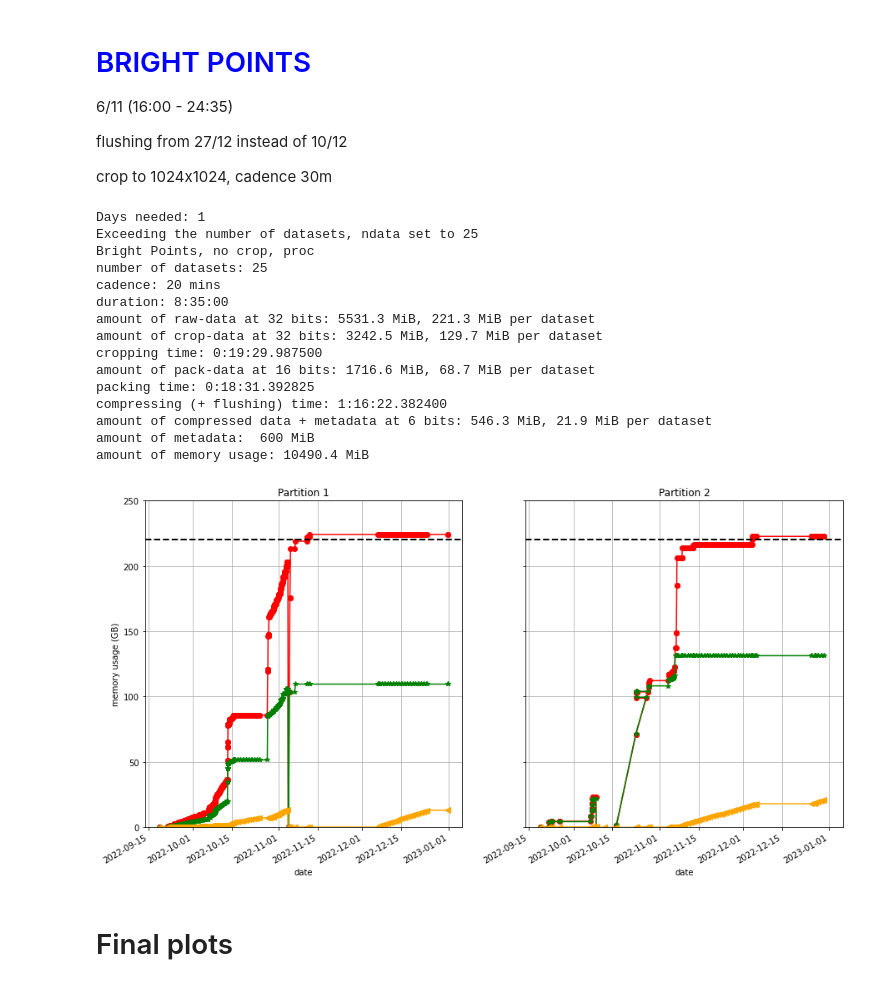
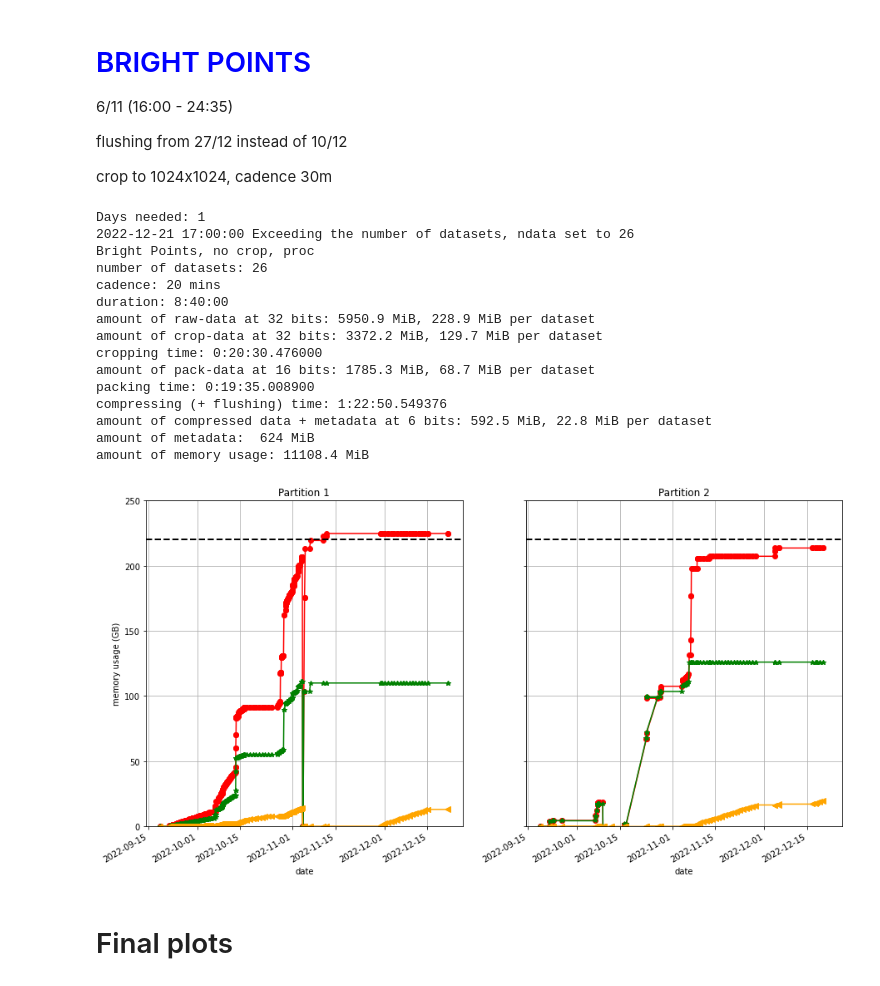
Before and after one commit to dcalc/PHI_TMtool, a Jupyter notebook: NMP1_RSW456_new.ipynb, the cells around one changed output. Saved outputs shown, nothing was run; the diff lists cells and outputs as text; code cells hidden in the pictures.

Commit message:
time updates

```diff
--- a/NMP1_RSW456_new.ipynb
+++ b/NMP1_RSW456_new.ipynb
@@ -276,7 +276,7 @@ Text(0.5, 0, 'date')
 # %%
 PHI = PHI_MEMORY(DT(2022,9,19,0,0,0))
 
-max_flush = 700
+max_flush = 800
 # %% [markdown]
 # SYNOPTIC and FDT flat in LTP-8
 # %%
@@ -1289,41 +1284,41 @@ flushing from 27/12 instead of 10/12
 
 crop to 1024x1024, cadence 30m
 # %%
-t0 = DT.fromisoformat('2022-11-06T16:00:00')
-t1 = DT.fromisoformat('2022-11-07T00:35:00')
+t0 = DT.fromisoformat('2022-11-06T14:10:00')
+t1 = DT.fromisoformat('2022-11-06T22:50:00')
 i = 1
-crop = 1128
+crop = 1152
 
 BP = PHI_MODE('HRT')
 kw = BP.observation(t0,t1,cadence=20,shape=(2048,crop,4,6)); PHI.saving(i,**kw)
 # kw = BP.cropping(t0,[1536,1536],ndata=-1,level='raw'); PHI.saving(i,**kw)
 # kw = BP.packing(kw['end'],ndata=-1,level='raw.crop',); PHI.saving(i,**kw)
 # kw = BP.compressing(kw['end'],ndata=-1,nbits=6,level='raw.pack'); PHI.saving(i,**kw)
 
 kw = BP.cropping(DT(2022,11,11,3,0,0),[crop,crop],ndata=-1,level='raw'); PHI.saving(i,**kw)
 kw = BP.packing(DT(2022,11,12,3,0,0),ndata=-1,level='raw.crop',); PHI.saving(i,**kw)
 BP, kw = flush_many([max_flush,max_flush],21.9,BP,DT(tF.year,tF.month,tF.day,17,0,0),ndata=-1,nbits=6,level='raw.pack',partition=i)
 tF = ARH.compr.pack.end + TD(days=1)
 
 printp(BP,label='Bright Points, no crop, proc')
 plot_tot(PHI,ylim=(0,250),time_ord=True)
 # %% [output]
 Days needed: 1
-Exceeding the number of datasets, ndata set to 25
+2022-12-21 17:00:00 Exceeding the number of datasets, ndata set to 26
 Bright Points, no crop, proc
-number of datasets: 25
+number of datasets: 26
 cadence: 20 mins
-duration: 8:35:00
-amount of raw-data at 32 bits: 5531.3 MiB, 221.3 MiB per dataset
-amount of crop-data at 32 bits: 3242.5 MiB, 129.7 MiB per dataset
-cropping time: 0:19:29.987500
-amount of pack-data at 16 bits: 1716.6 MiB, 68.7 MiB per dataset
-packing time: 0:18:31.392825
-compressing (+ flushing) time: 1:16:22.382400
-amount of compressed data + metadata at 6 bits: 546.3 MiB, 21.9 MiB per dataset
-amount of metadata:  600 MiB
-amount of memory usage: 10490.4 MiB
+duration: 8:40:00
+amount of raw-data at 32 bits: 5950.9 MiB, 228.9 MiB per dataset
+amount of crop-data at 32 bits: 3372.2 MiB, 129.7 MiB per dataset
+cropping time: 0:20:30.476000
+amount of pack-data at 16 bits: 1785.3 MiB, 68.7 MiB per dataset
+packing time: 0:19:35.008900
+compressing (+ flushing) time: 1:22:50.549376
+amount of compressed data + metadata at 6 bits: 592.5 MiB, 22.8 MiB per dataset
+amount of metadata:  624 MiB
+amount of memory usage: 11108.4 MiB
-[figure, old version]
+[figure, new version]
 # %% [markdown]
 # Final plots
 # %%
```
Also changed, not shown: parts of 44 cells of this notebook, 2 other files.
